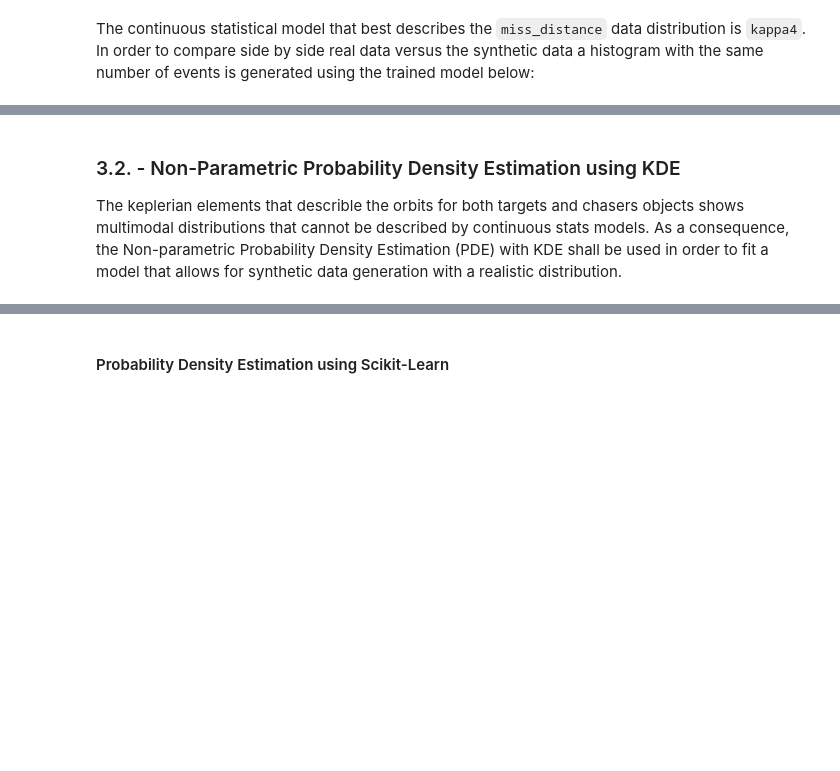
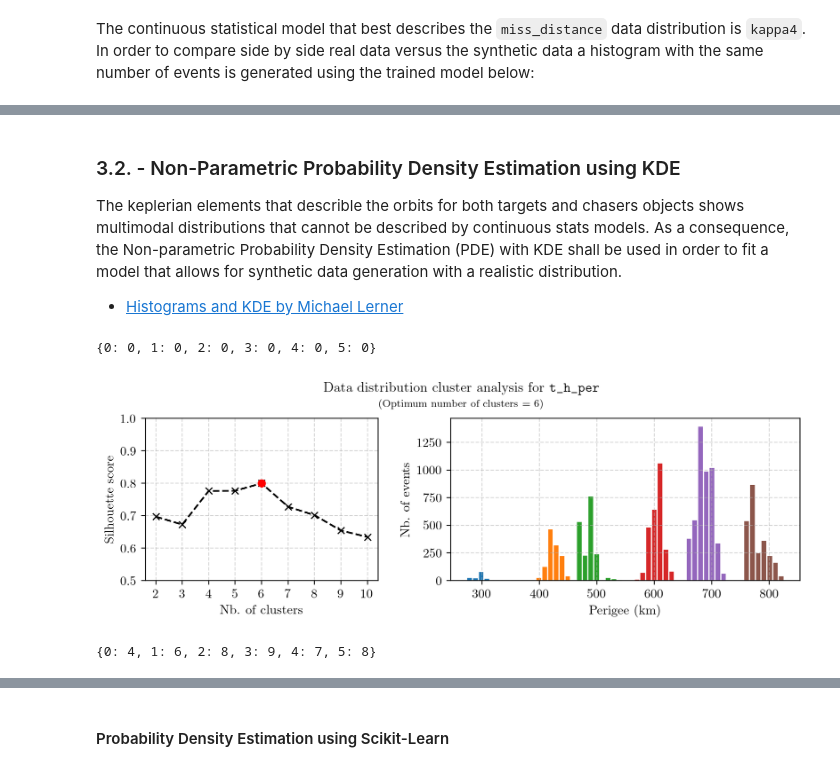
Before and after one commit to JJavierRosales/scapy, a Jupyter notebook: notebooks/Kelvins - Collision Avoidance Challenge + EDA.ipynb, the cells around one changed output, grey strips where cells are left out. Saved outputs shown, nothing was run; the diff lists cells and outputs as text; code cells hidden in the pictures; blank space fills up the shorter version.

```diff
--- a/notebooks/Kelvins - Collision Avoidance Challenge + EDA.ipynb
+++ b/notebooks/Kelvins - Collision Avoidance Challenge + EDA.ipynb
@@ -579,9 +622,13 @@ plt.show()
 ### 3.2. - Non-Parametric Probability Density Estimation using KDE
 
 The keplerian elements that describle the orbits for both targets and chasers objects shows multimodal distributions that cannot be described by continuous stats models. As a consequence, the Non-parametric Probability Density Estimation (PDE) with KDE shall be used in order to fit a model that allows for synthetic data generation with a realistic distribution.
+
+ - [Histograms and KDE by Michael Lerner](https://mglerner.github.io/posts/histograms-and-kernel-density-estimation-kde-2.html?p=28)
 # %%
 colors = list(mcolors.TABLEAU_COLORS.values())
 
+df_kmeans = pd.DataFrame(columns = ['variable','n_clusters',
+                                    'clusters_centers', 'clusters_limits'])
 # Run through both type of objects
 for keColumn, keLabel in keColumns.items():
 
@@ -615,9 +662,11 @@ for keColumn, keLabel in keColumns.items():
     clusters_centers = clusterer.cluster_centers_.flatten()
     clusters_labels = clusterer.predict(clusters_centers.reshape(-1,1))
 
+
     labels  = clusterer.labels_.flatten()
 
     custom_labels = np.zeros_like(labels)
+    cluster_limits={}
     for c, center in enumerate(np.sort(clusters_centers)):
         label = clusters_labels[clusters_centers==center]
         custom_labels[labels == label] = c
@@ -641,30 +690,34 @@ for keColumn, keLabel in keColumns.items():
     # Plot histogram grouped by clusters
     ax1 = fig.add_subplot(spec[1])
     N, bins, patches = ax1.hist(data, bins = bins, edgecolor = 'white')
     ax1.set_ylabel(r'Nb. of events')
     ax1.set_xlabel(r'' + keLabel)
 
     bins_per_cluster = dict(zip(clusters_labels, [0]*len(clusters_labels)))
     print(bins_per_cluster)
 
     for i in range(len(patches)):
 
         # Get the cluster to which the bin belongs to
         bin_cluster = custom_labels[(data<=bins[i+1]).flatten() & (data>bins[i]).flatten()]
 
         if len(bin_cluster)>0:
             bins_per_cluster[bin_cluster[0]] += 1
             # Change histogram bar color if it belongs to a cluster
             patches[i].set_facecolor(colors[np.max(bin_cluster)])
 
     ax0.grid(True, linestyle="dashed", alpha=0.5)
     ax1.grid(True, linestyle="dashed", alpha=0.5)
 
     fig.suptitle(r'Data distribution cluster analysis for \texttt{t' + keColumn + '}' + '\n'
                  '\small (Optimum number of clusters = ' + str(n_clusters) + ')',
                  fontsize=12, y=1.05)
 
     plt.show()
     print(bins_per_cluster)
 
     break
+# %% [output]
+{0: 0, 1: 0, 2: 0, 3: 0, 4: 0, 5: 0}
+[figure, added]
+{0: 4, 1: 6, 2: 8, 3: 9, 4: 7, 5: 8}
```
Also changed, not shown: parts of 12 cells of this notebook.
